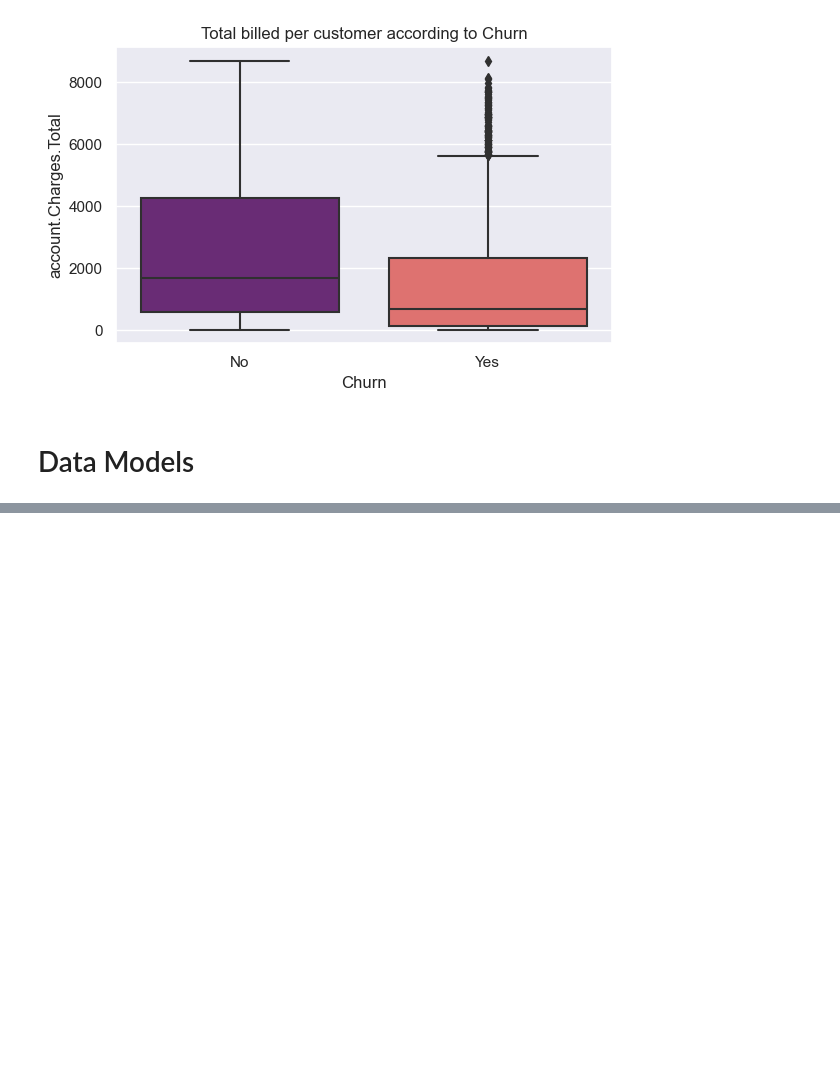
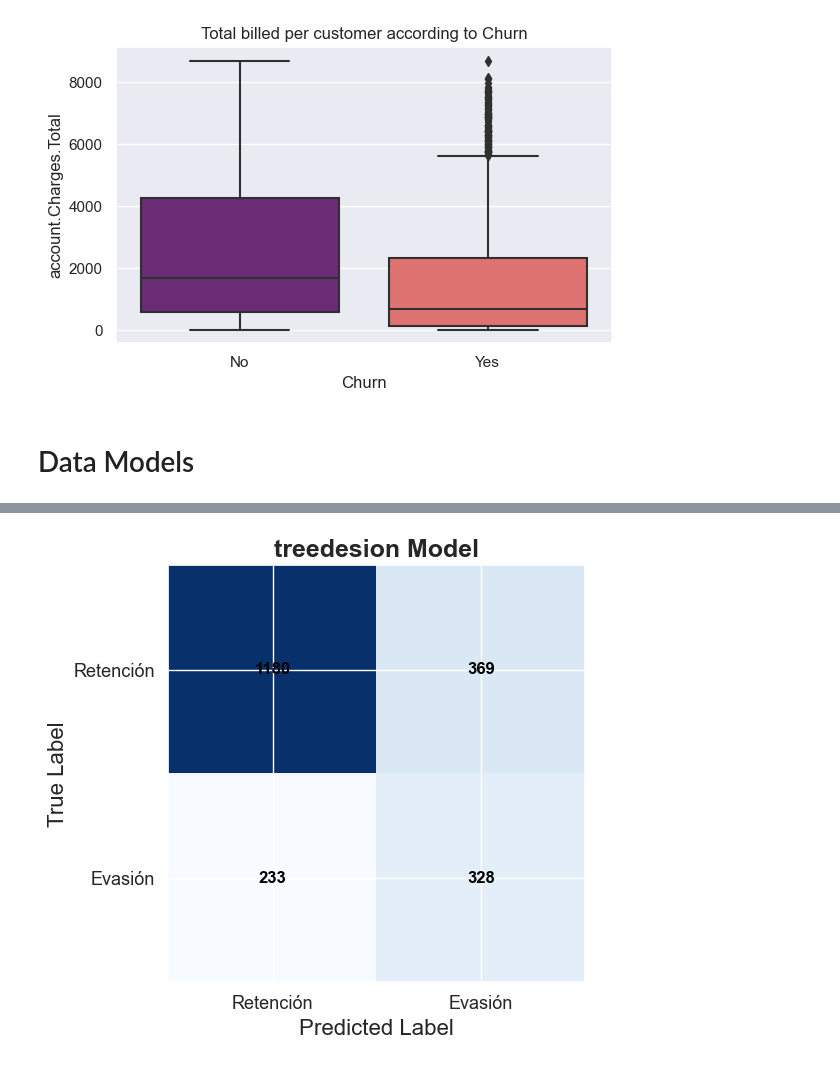
Before and after one commit to sebastian172gm/Challenge-One, a Jupyter notebook: challenge-TelecomX_Latampart2/TelecomX_LATAMpart2.ipynb, the cells around one changed output, grey strips where cells are left out. Saved outputs shown, nothing was run; the diff lists cells and outputs as text; code cells hidden in the pictures; blank space fills up the shorter version.

```diff
--- a/challenge-TelecomX_Latampart2/TelecomX_LATAMpart2.ipynb
+++ b/challenge-TelecomX_Latampart2/TelecomX_LATAMpart2.ipynb
@@ -645,0 +679,7 @@ X_train, X_test, y_train, y_test = train_test_split(X, y, test_size=0.3, stratif
+# %%
+smote = SMOTE(random_state=42)
+X_train_bal, y_train_bal = smote.fit_resample(X_train_scaled, y_train)
+
+
+
+y_train_bal.value_counts()
@@ -645,0 +726,13 @@ X_train, X_test, y_train, y_test = train_test_split(X, y, test_size=0.3, stratif
+# %%
+treedesicion_model = DecisionTreeClassifier(
+    max_depth=10,
+    random_state=42
+)
+
+scoring = ['accuracy', 'precision', 'recall', 'f1', 'roc_auc']
+
+cv_results = cross_validate(
+    treedesicion_model, X_train_bal, y_train_bal, cv=skf, scoring=scoring, return_train_score=False
+)
+# %%
+treedesicion_model.fit(X_train_bal, y_train_bal)
@@ -645,0 +741,4 @@ X_train, X_test, y_train, y_test = train_test_split(X, y, test_size=0.3, stratif
+# %%
+treedesicion_pred = treedesicion_model.predict(X_test)
+
+print(classification_report(y_test, treedesicion_pred))
@@ -645,0 +754,21 @@ X_train, X_test, y_train, y_test = train_test_split(X, y, test_size=0.3, stratif
+# %%
+# Calcular matriz de confusión
+confmat = confusion_matrix(y_true=y_test, y_pred=treedesicion_pred)
+
+# Crear display con etiquetas
+confmat_plot = ConfusionMatrixDisplay(confmat, display_labels=['Retención', 'Evasión'])
+
+# Graficar
+fig, ax = plt.subplots(figsize=(10,6))
+confmat_plot.plot(ax=ax, cmap="Blues", colorbar=False,
+                  text_kw={'color': 'black', 'fontweight': 'bold'})
+
+plt.title("treedesion Model", fontsize=18, fontweight='bold')
+plt.xlabel("Predicted Label", fontsize=16)
+plt.ylabel("True Label", fontsize=16)
+plt.tick_params(axis='both', labelsize=13)
+
+plt.tight_layout(pad=3.0)
+plt.show()
+# %% [output]
+[figure, added]
```
Also changed, not shown: parts of 20 cells of this notebook, 2 other files.
